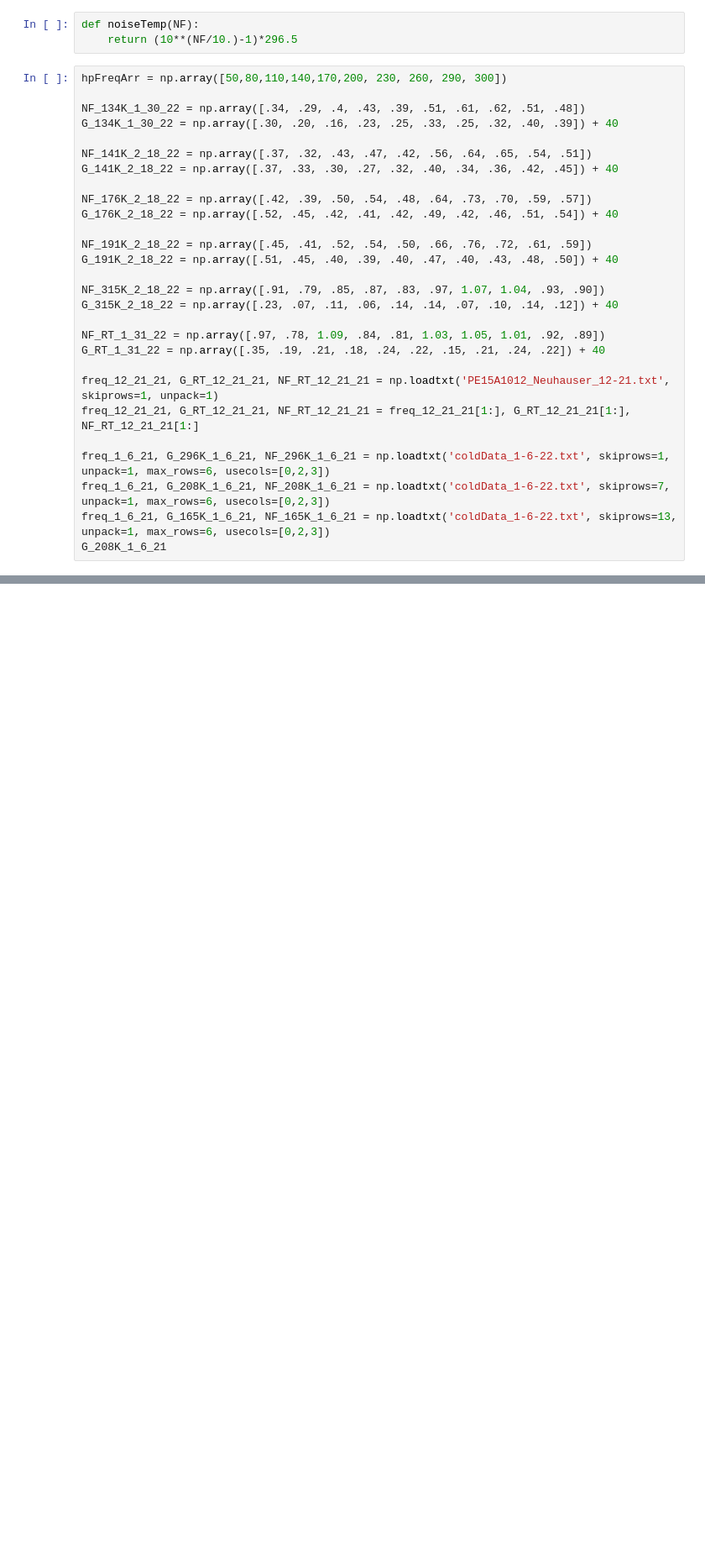
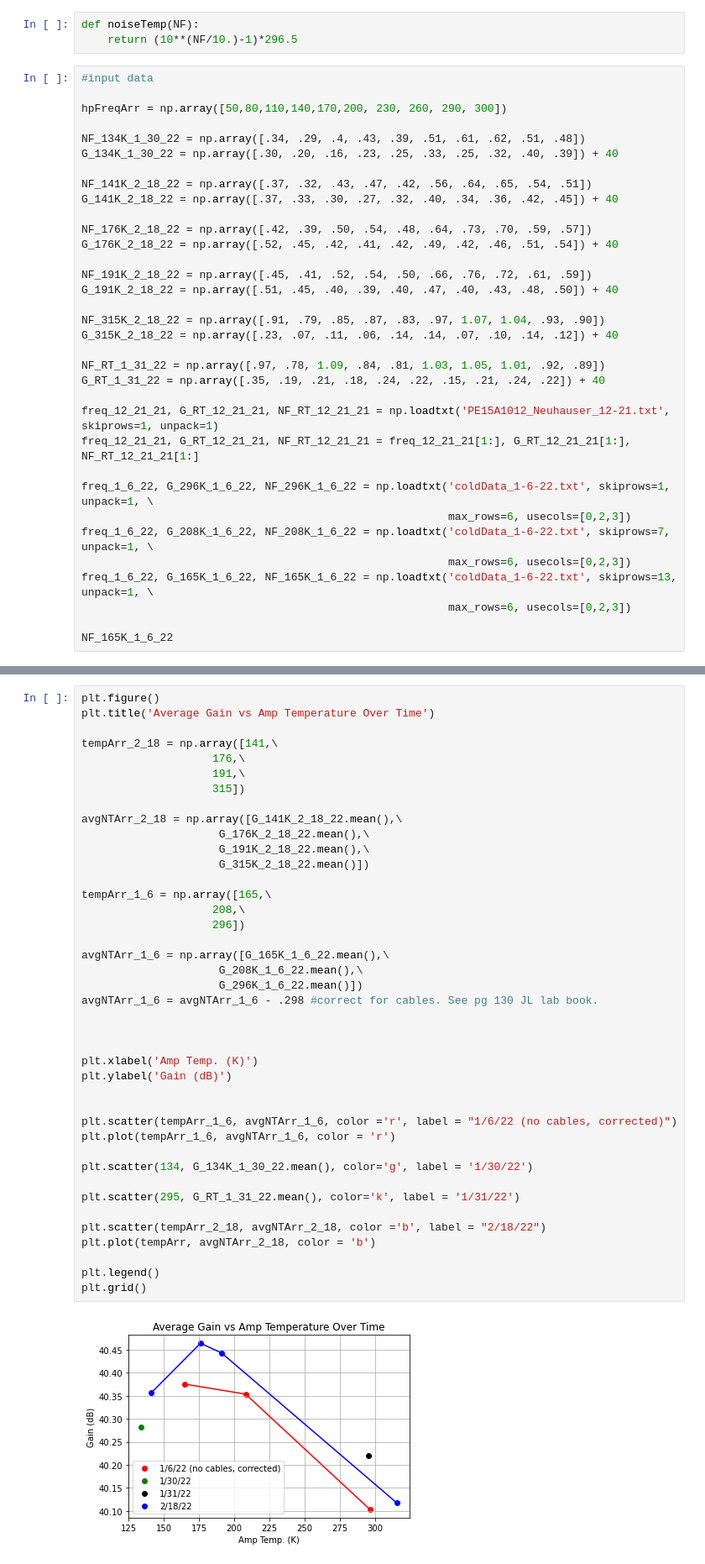
Before and after one commit to josephmlev/darkRadio, a Jupyter notebook: daqAnalysisAndExperiments/lnaNoiseTemp/plotNoiseTemp_V2_2.18.22.ipynb, the cells around one changed output, grey strips where cells are left out. Shown at 84% size. Cells and saved outputs as stored; diff of their text form; blank space fills up the shorter version.

```diff
--- a/daqAnalysisAndExperiments/lnaNoiseTemp/plotNoiseTemp_V2_2.18.22.ipynb
+++ b/daqAnalysisAndExperiments/lnaNoiseTemp/plotNoiseTemp_V2_2.18.22.ipynb
@@ -7,6 +11,8 @@ plt.close('all')
 def noiseTemp(NF):
     return (10**(NF/10.)-1)*296.5
 # %%
+#input data
+
 hpFreqArr = np.array([50,80,110,140,170,200, 230, 260, 290, 300])
 
 NF_134K_1_30_22 = np.array([.34, .29, .4, .43, .39, .51, .61, .62, .51, .48])
@@ -30,8 +36,12 @@ G_RT_1_31_22 = np.array([.35, .19, .21, .18, .24, .22, .15, .21, .24, .22]) + 40
 freq_12_21_21, G_RT_12_21_21, NF_RT_12_21_21 = np.loadtxt('PE15A1012_Neuhauser_12-21.txt', skiprows=1, unpack=1)
 freq_12_21_21, G_RT_12_21_21, NF_RT_12_21_21 = freq_12_21_21[1:], G_RT_12_21_21[1:], NF_RT_12_21_21[1:]
 
-freq_1_6_21, G_296K_1_6_21, NF_296K_1_6_21 = np.loadtxt('coldData_1-6-22.txt', skiprows=1, unpack=1, max_rows=6, usecols=[0,2,3])
-freq_1_6_21, G_208K_1_6_21, NF_208K_1_6_21 = np.loadtxt('coldData_1-6-22.txt', skiprows=7, unpack=1, max_rows=6, usecols=[0,2,3])
-freq_1_6_21, G_165K_1_6_21, NF_165K_1_6_21 = np.loadtxt('coldData_1-6-22.txt', skiprows=13, unpack=1, max_rows=6, usecols=[0,2,3])
-G_208K_1_6_21
+freq_1_6_22, G_296K_1_6_22, NF_296K_1_6_22 = np.loadtxt('coldData_1-6-22.txt', skiprows=1, unpack=1, \
+                                                        max_rows=6, usecols=[0,2,3])
+freq_1_6_22, G_208K_1_6_22, NF_208K_1_6_22 = np.loadtxt('coldData_1-6-22.txt', skiprows=7, unpack=1, \
+                                                        max_rows=6, usecols=[0,2,3])
+freq_1_6_22, G_165K_1_6_22, NF_165K_1_6_22 = np.loadtxt('coldData_1-6-22.txt', skiprows=13, unpack=1, \
+                                                        max_rows=6, usecols=[0,2,3])
+
+NF_165K_1_6_22
 # %% [output]
@@ -159,0 +166,43 @@ print(biconCold.mean() - (biconHot + G_correct_interp(freqs)).mean())
+# %%
+plt.figure()
+plt.title('Average Gain vs Amp Temperature Over Time')
+
+tempArr_2_18 = np.array([141,\
+                    176,\
+                    191,\
+                    315])
+
+avgNTArr_2_18 = np.array([G_141K_2_18_22.mean(),\
+                     G_176K_2_18_22.mean(),\
+                     G_191K_2_18_22.mean(),\
+                     G_315K_2_18_22.mean()])
+
+tempArr_1_6 = np.array([165,\
+                    208,\
+                    296])
+
+avgNTArr_1_6 = np.array([G_165K_1_6_22.mean(),\
+                     G_208K_1_6_22.mean(),\
+                     G_296K_1_6_22.mean()])
+avgNTArr_1_6 = avgNTArr_1_6 - .298 #correct for cables. See pg 130 JL lab book.
+
+
+
+plt.xlabel('Amp Temp. (K)')
+plt.ylabel('Gain (dB)')
+
+
+plt.scatter(tempArr_1_6, avgNTArr_1_6, color ='r', label = "1/6/22 (no cables, corrected)")
+plt.plot(tempArr_1_6, avgNTArr_1_6, color = 'r')
+
+plt.scatter(134, G_134K_1_30_22.mean(), color='g', label = '1/30/22')
+
+plt.scatter(295, G_RT_1_31_22.mean(), color='k', label = '1/31/22')
+
+plt.scatter(tempArr_2_18, avgNTArr_2_18, color ='b', label = "2/18/22")
+plt.plot(tempArr, avgNTArr_2_18, color = 'b')
+
+plt.legend()
+plt.grid()
+# %% [output]
+[figure, added]
```
Also changed, not shown: parts of 18 cells of this notebook, 6 other files.
